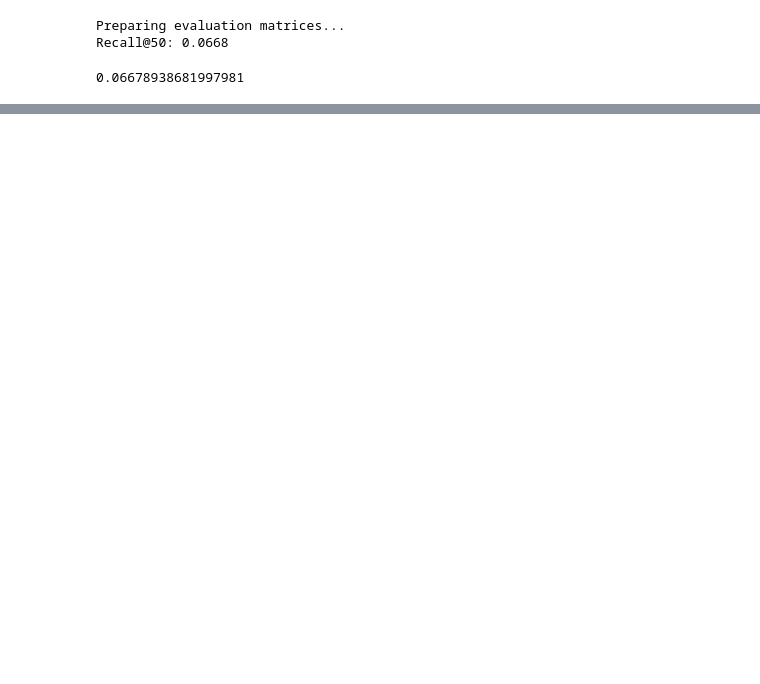
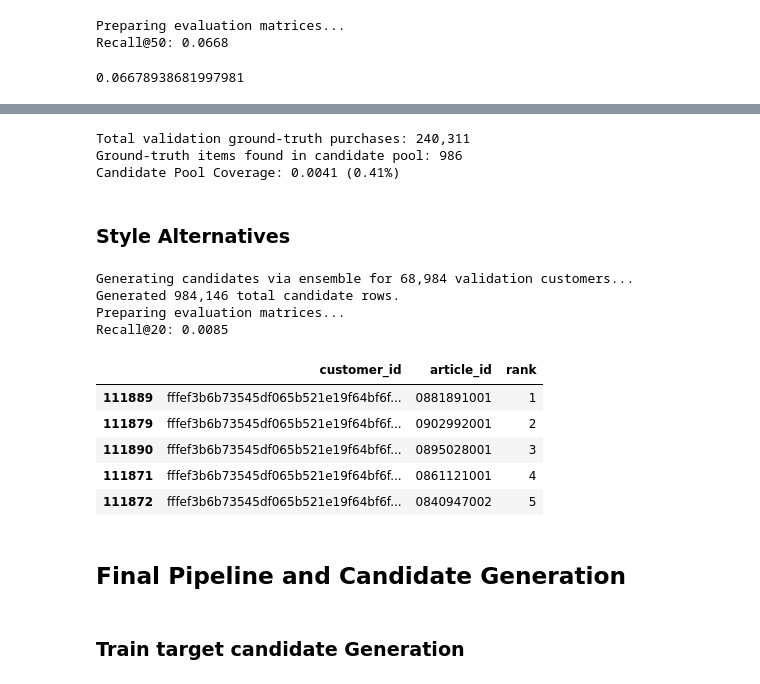
Before and after one commit to GayathriRenganathan/hm-fashion-recommendation, a Jupyter notebook: hm_recommendation.ipynb, the cells around one changed output, grey strips where cells are left out. Drawn from its saved outputs; the diff is of its cells as text; code cells hidden in the pictures; blank space fills up the shorter version.

```diff
--- a/hm_recommendation.ipynb
+++ b/hm_recommendation.ipynb
@@ -335,0 +409,67 @@ TypeError: 'NoneType' object is not callable
+# %%
+# Run this to get the exact coverage percentage
+val_gt = val_transactions[['customer_id', 'article_id']].copy()
+val_gt['article_id'] = val_gt['article_id'].astype(str).str.zfill(10)
+val_gt['customer_id'] = val_gt['customer_id'].astype(str)
+
+cand_eval = recs_df.copy()
+cand_eval['article_id'] = cand_eval['article_id'].astype(str).str.zfill(10)
+cand_eval['customer_id'] = cand_eval['customer_id'].astype(str)
+
+merged_hits = val_gt.merge(
+    cand_eval,
+    on=['customer_id', 'article_id'],
+    how='inner'
+)
+
+total_gt = len(val_gt)
+total_hits = len(merged_hits)
+coverage = total_hits / total_gt if total_gt > 0 else 0
+
+print(f"Total validation ground-truth purchases: {total_gt:,}")
+print(f"Ground-truth items found in candidate pool: {total_hits:,}")
+print(f"Candidate Pool Coverage: {coverage:.4f} ({coverage * 100:.2f}%)")
+# %% [output]
+Total validation ground-truth purchases: 240,311
+Ground-truth items found in candidate pool: 986
+Candidate Pool Coverage: 0.0041 (0.41%)
+# %% [markdown]
+### Style Alternatives
+# %%
+
+val_customers = val_transactions['customer_id'].unique()
+
+generators_config = {
+    "same_product_color": (SameProductColorCandidates, {"lookback_weeks": 12, "k": 20})
+}
+
+# Initialize the Ensemble
+ensemble = CandidateGeneratorEnsemble(
+    transactions=train_transactions, articles=articles, generators=generators_config
+)
+
+# Generate candidates for validation customers
+print(
+    f"Generating candidates via ensemble for {len(val_customers):,} validation"
+    " customers..."
+)
+style_recs_df = ensemble.generate(users=val_customers)
+
+print(f"Generated {len(style_recs_df):,} total candidate rows.")
+evaluate_candidates(style_recs_df, val_transactions, k=20)
+style_recs_df.head()
+# %% [output]
+Generating candidates via ensemble for 68,984 validation customers...
+Generated 984,146 total candidate rows.
+Preparing evaluation matrices...
+Recall@20: 0.0085
+|  | customer_id | article_id | rank |
+| 111889 | fffef3b6b73545df065b521e19f64bf6f... | 0881891001 | 1 |
+| 111879 | fffef3b6b73545df065b521e19f64bf6f... | 0902992001 | 2 |
+| 111890 | fffef3b6b73545df065b521e19f64bf6f... | 0895028001 | 3 |
+| 111871 | fffef3b6b73545df065b521e19f64bf6f... | 0861121001 | 4 |
+| 111872 | fffef3b6b73545df065b521e19f64bf6f... | 0840947002 | 5 |
+# %% [markdown]
+## Final Pipeline and Candidate Generation
+# %% [markdown]
+### Train target candidate Generation
```
Also changed, not shown: parts of 49 cells of this notebook, 16 other files.
